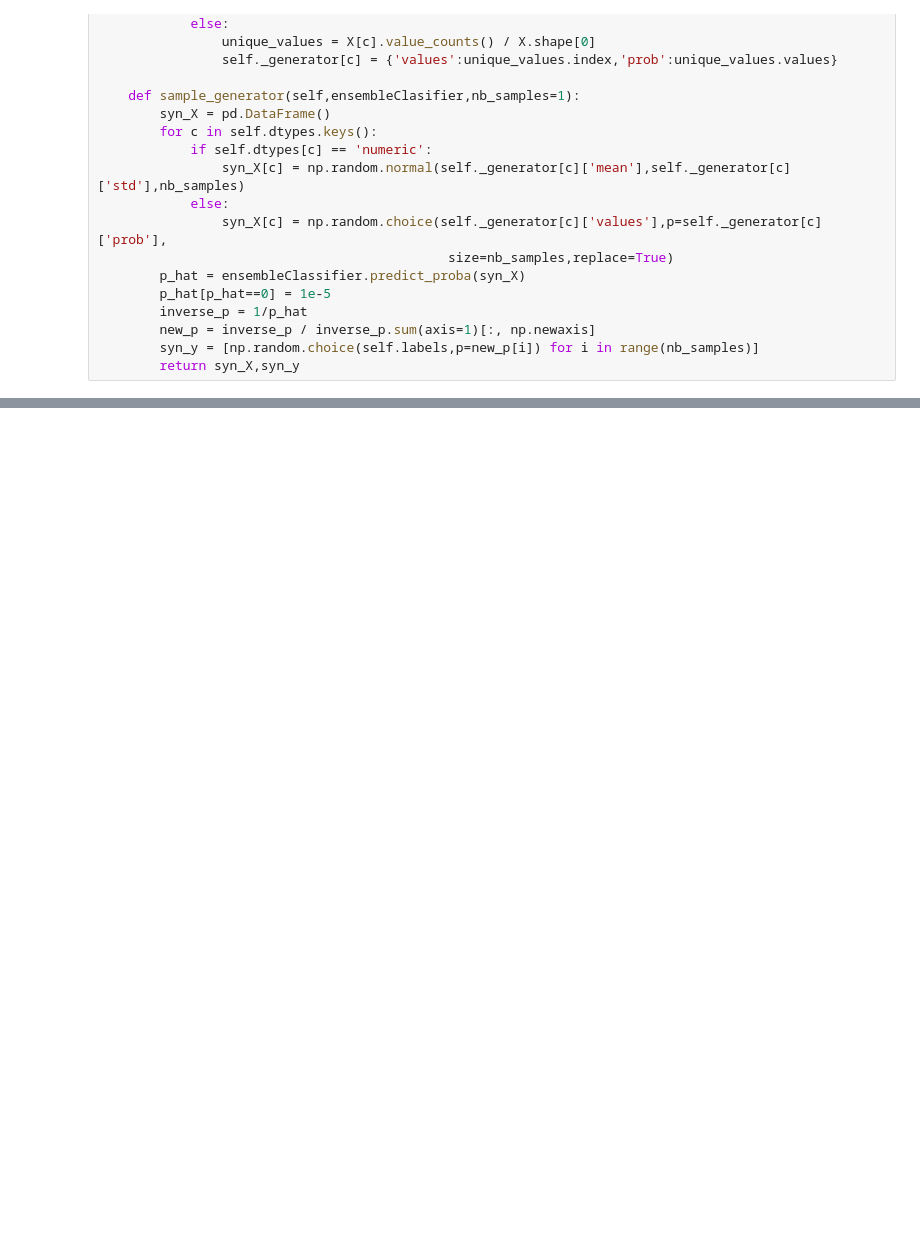
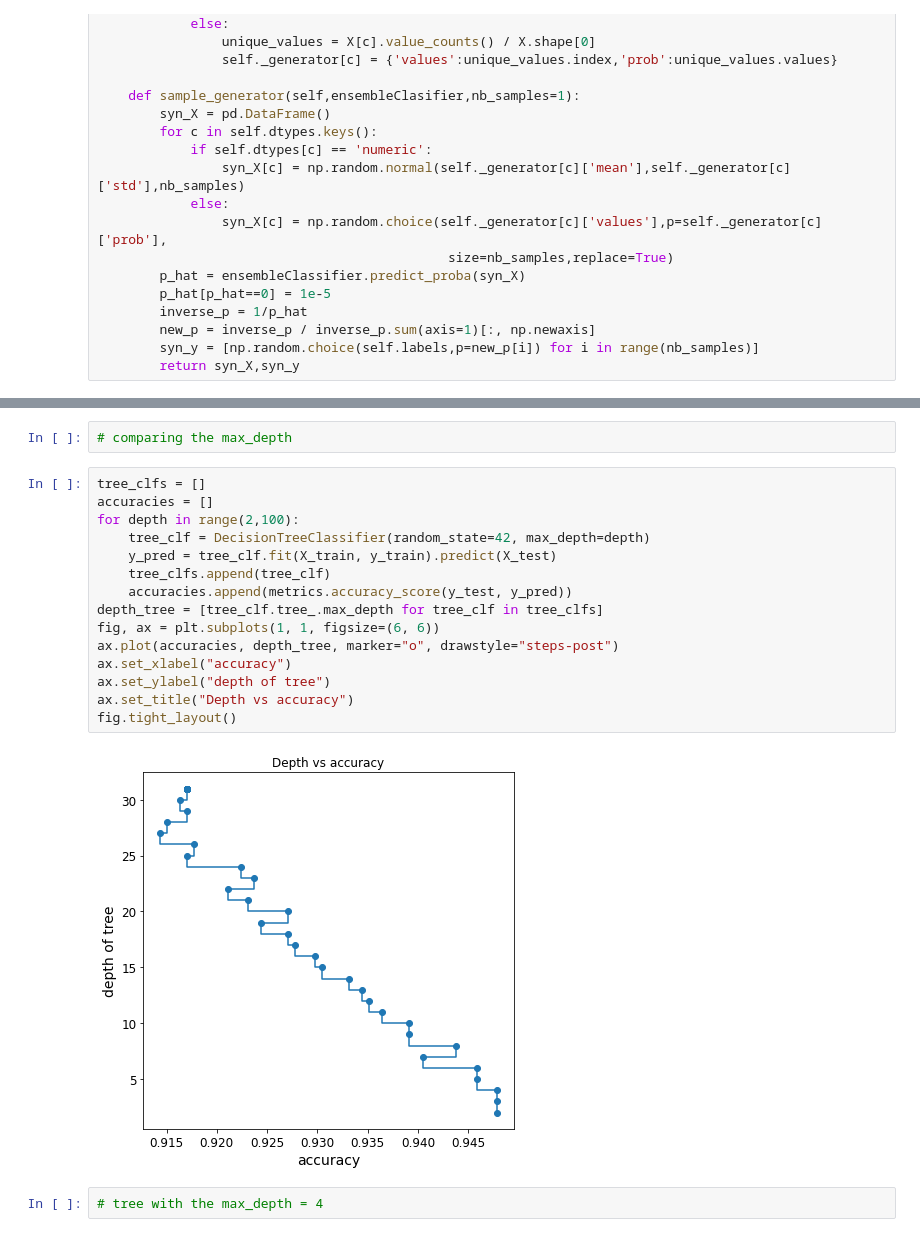
Before and after one commit to Lisnivia/F21DL, a Jupyter notebook: Lab 8.ipynb, the cells around one changed output, grey strips where cells are left out. Saved outputs shown, nothing was run; the diff lists cells and outputs as text; blank space fills up the shorter version.

```diff
--- a/Lab 8.ipynb
+++ b/Lab 8.ipynb
@@ -277,0 +386,21 @@ TypeError: __init__() takes from 1 to 2 positional arguments but 4 were given
+# %%
+# comparing the max_depth
+# %%
+tree_clfs = []
+accuracies = []
+for depth in range(2,100):
+    tree_clf = DecisionTreeClassifier(random_state=42, max_depth=depth)
+    y_pred = tree_clf.fit(X_train, y_train).predict(X_test)
+    tree_clfs.append(tree_clf)
+    accuracies.append(metrics.accuracy_score(y_test, y_pred))
+depth_tree = [tree_clf.tree_.max_depth for tree_clf in tree_clfs]
+fig, ax = plt.subplots(1, 1, figsize=(6, 6))
+ax.plot(accuracies, depth_tree, marker="o", drawstyle="steps-post")
+ax.set_xlabel("accuracy")
+ax.set_ylabel("depth of tree")
+ax.set_title("Depth vs accuracy")
+fig.tight_layout()
+# %% [output]
+[figure, added]
+# %%
+# tree with the max_depth = 4
```
Also changed, not shown: parts of 70 cells of this notebook, 5 other files.
